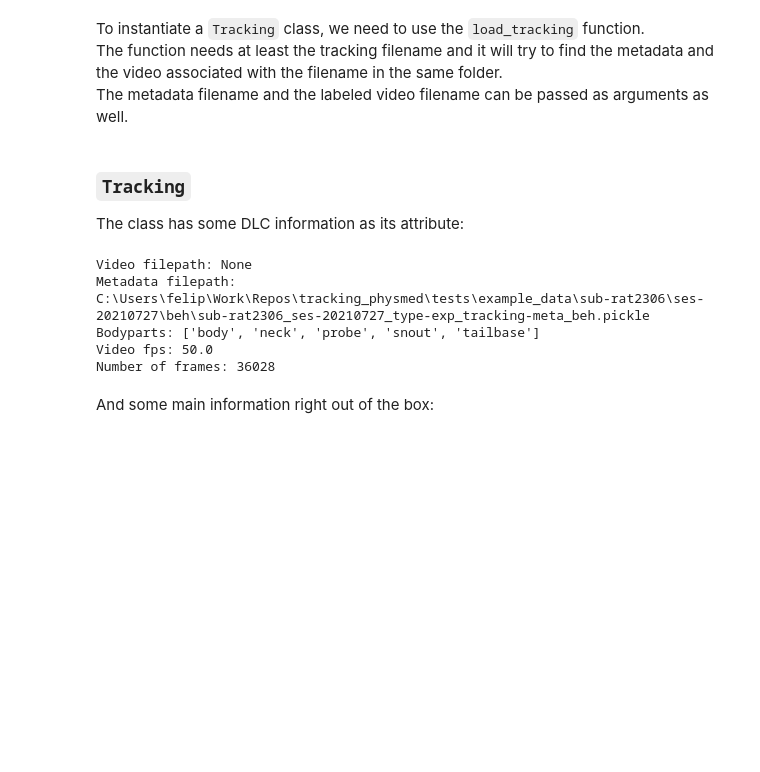
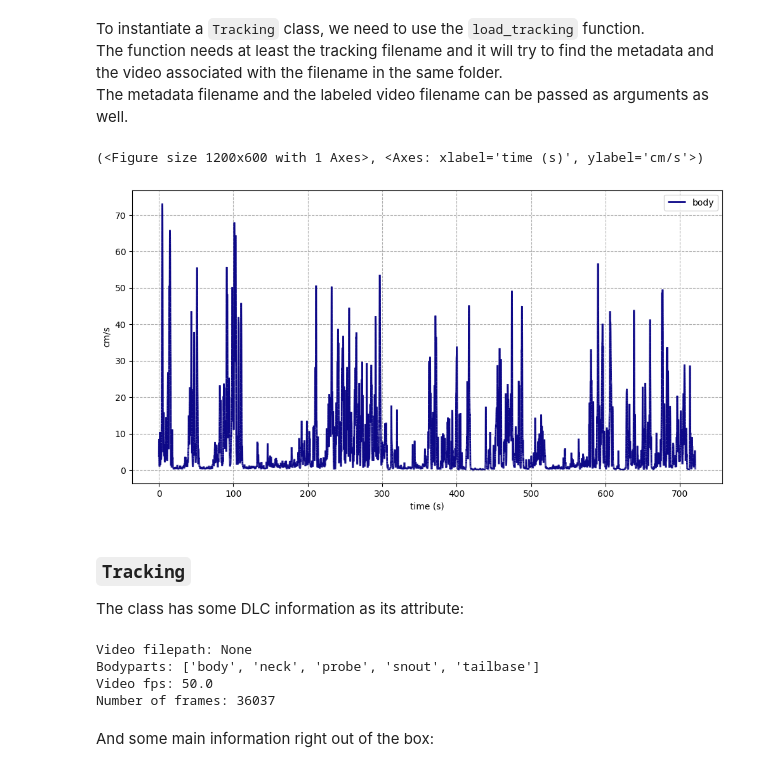
Before and after one commit to FelipeCybis/physbeh, a Jupyter notebook: start_guide.ipynb, the cells around one changed output. Cells and saved outputs as stored; diff of their text form; code cells hidden in the pictures; blank space fills up the shorter version.

```diff
--- a/start_guide.ipynb
+++ b/start_guide.ipynb
@@ -19,22 +19,27 @@ tracking_path = Path(r"./tests/example_data/sub-rat2306/ses-20210727/beh/sub-rat
 
 trk = load_tracking(tracking_path)
+# %%
+from tracking_physmed.plotting import plot_speed
+
+plot_speed(trk)
+# %% [output]
+(<Figure size 1200x600 with 1 Axes>, <Axes: xlabel='time (s)', ylabel='cm/s'>)
+[figure, added]
 # %% [markdown]
 ### `Tracking`
 The class has some DLC information as its attribute:
 # %%
 print(
     f"Video filepath: {trk.video_filepath}\n"
-    f"Metadata filepath: {trk.metadata_filename}\n"
-    f"Bodyparts: {trk.bodyparts}\n"
+    f"Bodyparts: {trk.labels}\n"
     f"Video fps: {trk.fps}\n"
     f"Number of frames: {trk.nframes}"
 )
 # %% [output]
 Video filepath: None
-Metadata filepath: C:\Users\felip\Work\Repos\tracking_physmed\tests\example_data\sub-rat2306\ses-20210727\beh\sub-rat2306_ses-20210727_type-exp_tracking-meta_beh.pickle
 Bodyparts: ['body', 'neck', 'probe', 'snout', 'tailbase']
 Video fps: 50.0
-Number of frames: 36028
+Number of frames: 36037
 # %% [markdown]
 And some main information right out of the box:
 # %%
```
Also changed, not shown: parts of 9 cells of this notebook, 23 other files.
